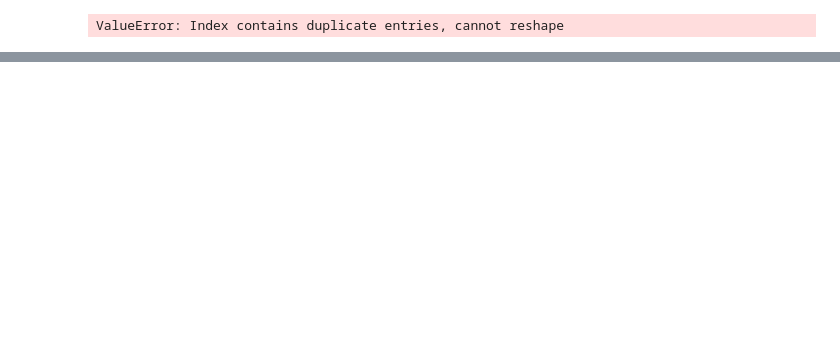
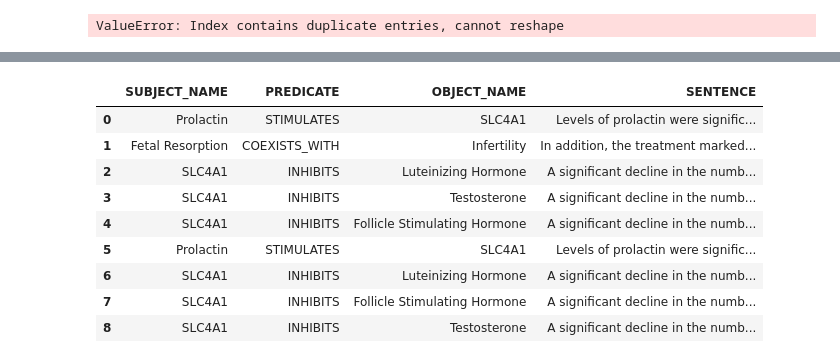
Before and after one commit to MRCIEU/MELODI-Presto, a Jupyter notebook: notebooks/analysis.ipynb, the cells around one changed output, grey strips where cells are left out. Saved outputs shown, nothing was run; the diff lists cells and outputs as text; code cells hidden in the pictures; blank space fills up the shorter version.

```diff
--- a/notebooks/analysis.ipynb
+++ b/notebooks/analysis.ipynb
@@ -226,0 +258,28 @@ ValueError: Index contains duplicate entries, cannot reshape
+# %%
+#check a sentence
+
+triple='Prolactin:STIMULATES:SLC4A1'
+pmid='26399566'
+
+endpoint = "/sentence/"
+url = f"{API_URL}{endpoint}"
+params = {
+    "pmid": pmid,
+}
+response = requests.post(url, data=json.dumps(params))
+res = response.json()
+pub_df = (
+    pd.json_normalize(res['data'])
+)
+pub_df[['SUBJECT_NAME','PREDICATE','OBJECT_NAME','SENTENCE']]
+# %% [output]
+|  | SUBJECT_NAME | PREDICATE | OBJECT_NAME | SENTENCE |
+| 0 | Prolactin | STIMULATES | SLC4A1 | Levels of prolactin were signific... |
+| 1 | Fetal Resorption | COEXISTS_WITH | Infertility | In addition, the treatment marked... |
+| 2 | SLC4A1 | INHIBITS | Luteinizing Hormone | A significant decline in the numb... |
+| 3 | SLC4A1 | INHIBITS | Testosterone | A significant decline in the numb... |
+| 4 | SLC4A1 | INHIBITS | Follicle Stimulating Hormone | A significant decline in the numb... |
+| 5 | Prolactin | STIMULATES | SLC4A1 | Levels of prolactin were signific... |
+| 6 | SLC4A1 | INHIBITS | Luteinizing Hormone | A significant decline in the numb... |
+| 7 | SLC4A1 | INHIBITS | Follicle Stimulating Hormone | A significant decline in the numb... |
+| 8 | SLC4A1 | INHIBITS | Testosterone | A significant decline in the numb... |
```
Also changed, not shown: parts of 3 cells of this notebook.
